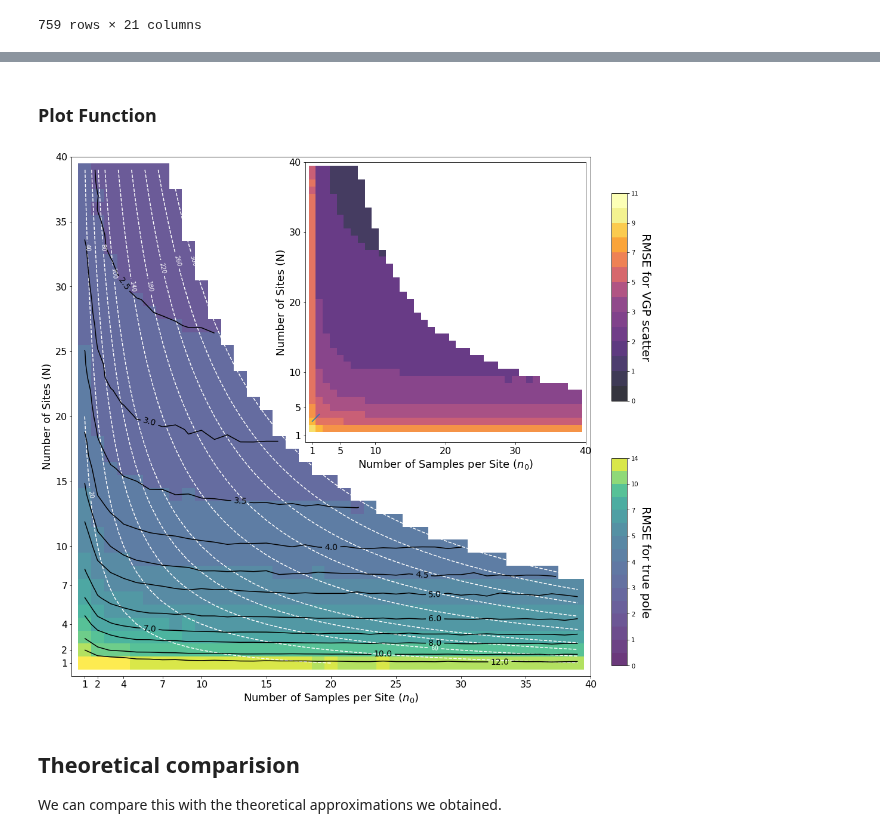
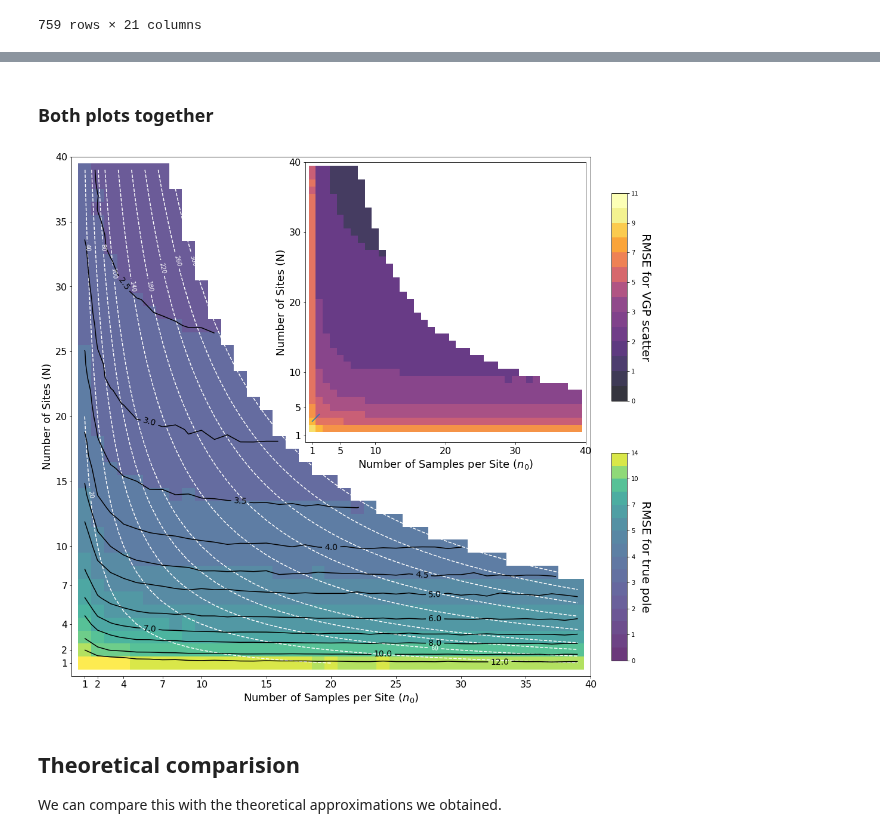
Before and after one commit to PolarWandering/PaleoSampling, a Jupyter notebook: figures/figure1/Figure1.ipynb, the cells around one changed output, grey strips where cells are left out. Drawn from its saved outputs; the diff is of its cells as text; code cells hidden in the pictures.

```diff
--- a/figures/figure1/Figure1.ipynb
+++ b/figures/figure1/Figure1.ipynb
@@ -27,5 +180,5 @@ df
 # %% [markdown]
-### Plot Function
+### Both plots together
 # %%
 from scipy.ndimage.filters import gaussian_filter
 
@@ -35,11 +188,8 @@ def plot_angle_error(df, df_in=None, save_plot=True):
     fig.set_size_inches(16, 16)
     axes.set_aspect("equal")
 
-    caxes    = axes.inset_axes([1.04, 0.02, 0.03, 0.4])
+    caxes    = axes.inset_axes([1.04, 0.03, 0.03, 0.4])
     caxes_in = axes.inset_axes([1.04, 0.53, 0.03, 0.4])
-
-    # caxes    = axes.inset_axes([0.03, -0.04, 0.4, 0.03])
-    # caxes_in = axes.inset_axes([0.53, -0.04, 0.4, 0.03])
 
     def contour_plot(df_, ax, cax, bounds, cmap, cbar_title, make_levels=True, make_contours=True, color_max=16, ticks=None):
 
@@ -91,7 +241,6 @@ def plot_angle_error(df, df_in=None, save_plot=True):
     if df_in is not None:
 
         axin = axes.inset_axes([0.45, 0.45, 0.54, 0.54])
-        axin.plot([1,2], [3,4])
         contour_plot(df_in,
                      axin,
                      cax=caxes_in,
@@ -118,9 +267,9 @@ df_filter = df[(df.site_lat==30)
 # %%
 plot_angle_error(df_filter.pivot('N', 'n0', 'error_angle_mean'),
                  df_filter.pivot('N', 'n0', 'error_vgp_scatter'),
-                 save_plot=True)
+                 save_plot=False)
 # %% [output]
-[figure, old version]
+[figure, new version]
 # %% [markdown]
 ## Theoretical comparision
 
```
Also changed, not shown: parts of 11 cells of this notebook, 2 other files.
